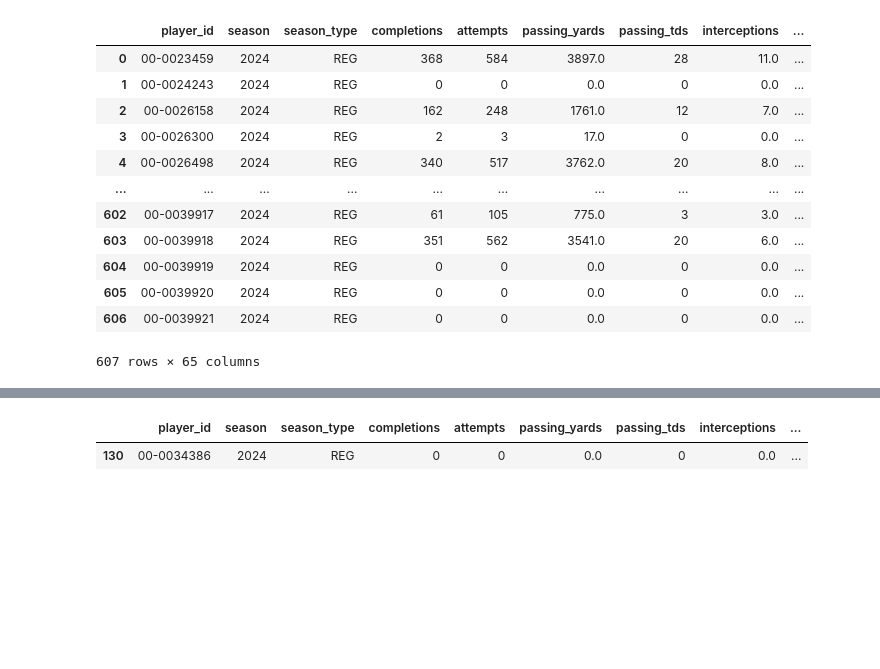
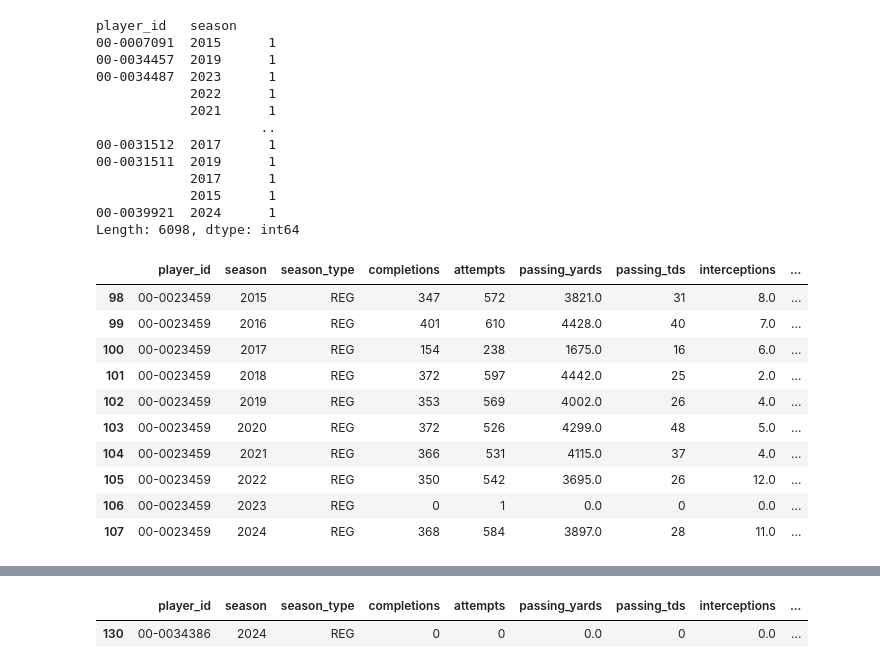
Before and after one commit to sandeeptiwari6/dynasty-ai-engine, a Jupyter notebook: notebooks/nfl_ingestion.ipynb, the cells around one changed output, grey strips where cells are left out. Saved outputs shown, nothing was run; the diff lists cells and outputs as text; code cells hidden in the pictures; blank space fills up the shorter version.

Commit message:
adding data ingestion notebook

```diff
--- a/notebooks/nfl_ingestion.ipynb
+++ b/notebooks/nfl_ingestion.ipynb
@@ -207,3 +207,12 @@ def ingest_snap_counts(years: list[int]):
 
         # self._bulk_upsert(NFLWeeklySnaps, records, conflict_column=None)  # no unique constraint here
         print(f"{len(records)} snap count rows ingested.")
+# %%
+# years = [2024]
+years = list(range(2015, 2025)) #[2015, 2024]
+# raw = ingest_seasonal_stats(years)
+# raw = ingest_snap_counts(years)
+
+player_stats_df = nfl.import_seasonal_data(years, s_type="REG")
+snap_df = _load_snap_pct_for_season_stats(years)
+team_targets = _load_team_targets(years)
@@ -210,6 +231,16 @@ def ingest_snap_counts(years: list[int]):
 # %%
-# years = [2023, 2024]
-years = list(range(2024, 2025)) #[2015, 2024]
-raw = ingest_seasonal_stats(years)
-# raw = ingest_snap_counts(years)
+# Merge snap pct and team targets into seasonal
+if not snap_df.empty:
+    player_stats_df = player_stats_df.merge(snap_df, on=["player_id", "season"], how="left")
+# if not team_targets.empty:
+#     player_stats_df = player_stats_df.merge(team_targets, on=["season"], how="left")
+
+# # Compute derived metrics not in raw data
+player_stats_df["wopr"] = (1.5 * player_stats_df.get("target_share", 0)) + (0.7 * player_stats_df.get("air_yards_share", 0))
+
+player_stats_df["tgt_per_game"] = player_stats_df["targets"] / player_stats_df["games"].replace(0, float("nan"))
+player_stats_df["catch_rate"] = player_stats_df["receptions"] / player_stats_df["targets"].replace(0, float("nan"))
+player_stats_df["fantasy_ppg_ppr"] = player_stats_df["fantasy_points_ppr"] / player_stats_df["games"].replace(0, float("nan"))
+player_stats_df["fantasy_ppg_half"] = (player_stats_df.get("fantasy_points", player_stats_df["fantasy_points_ppr"] * 0.9)) / player_stats_df["games"].replace(0, float("nan"))
+player_stats_df["completion_pct"] = player_stats_df["completions"] / player_stats_df["attempts"].replace(0, float("nan"))
 # %% [output]
@@ -220,17 +258,41 @@ Could not load team targets: 'pass_attempt'
+# %%
+cols = player_stats_df.columns.tolist()
+display(
+    player_stats_df
+    # .groupby('player_id')
+    .groupby(["player_id", "season", "season_type"])
+    .size()
+    # .reset_index(name='Count')
+    .sort_values(ascending=False)
+)
+# %% [output]
+player_id   season
+00-0007091  2015      1
+00-0034457  2019      1
+00-0034487  2023      1
+            2022      1
+            2021      1
+                     ..
+00-0031512  2017      1
+00-0031511  2019      1
+            2017      1
+            2015      1
+00-0039921  2024      1
+Length: 6098, dtype: int64
 # %%
-display(raw)
+display(
+    player_stats_df[player_stats_df['player_id'] == '00-0023459']
+)
 # %% [output]
 |  | player_id | season | season_type | completions | attempts | passing_yards | passing_tds | interceptions | ... |
-| 0 | 00-0023459 | 2024 | REG | 368 | 584 | 3897.0 | 28 | 11.0 | ... |
-| 1 | 00-0024243 | 2024 | REG | 0 | 0 | 0.0 | 0 | 0.0 | ... |
-| 2 | 00-0026158 | 2024 | REG | 162 | 248 | 1761.0 | 12 | 7.0 | ... |
-| 3 | 00-0026300 | 2024 | REG | 2 | 3 | 17.0 | 0 | 0.0 | ... |
-| 4 | 00-0026498 | 2024 | REG | 340 | 517 | 3762.0 | 20 | 8.0 | ... |
-| ... | ... | ... | ... | ... | ... | ... | ... | ... | ... |
-| 602 | 00-0039917 | 2024 | REG | 61 | 105 | 775.0 | 3 | 3.0 | ... |
-| 603 | 00-0039918 | 2024 | REG | 351 | 562 | 3541.0 | 20 | 6.0 | ... |
-| 604 | 00-0039919 | 2024 | REG | 0 | 0 | 0.0 | 0 | 0.0 | ... |
-| 605 | 00-0039920 | 2024 | REG | 0 | 0 | 0.0 | 0 | 0.0 | ... |
-| 606 | 00-0039921 | 2024 | REG | 0 | 0 | 0.0 | 0 | 0.0 | ... |
+| 98 | 00-0023459 | 2015 | REG | 347 | 572 | 3821.0 | 31 | 8.0 | ... |
+| 99 | 00-0023459 | 2016 | REG | 401 | 610 | 4428.0 | 40 | 7.0 | ... |
+| 100 | 00-0023459 | 2017 | REG | 154 | 238 | 1675.0 | 16 | 6.0 | ... |
+| 101 | 00-0023459 | 2018 | REG | 372 | 597 | 4442.0 | 25 | 2.0 | ... |
+| 102 | 00-0023459 | 2019 | REG | 353 | 569 | 4002.0 | 26 | 4.0 | ... |
+| 103 | 00-0023459 | 2020 | REG | 372 | 526 | 4299.0 | 48 | 5.0 | ... |
+| 104 | 00-0023459 | 2021 | REG | 366 | 531 | 4115.0 | 37 | 4.0 | ... |
+| 105 | 00-0023459 | 2022 | REG | 350 | 542 | 3695.0 | 26 | 12.0 | ... |
+| 106 | 00-0023459 | 2023 | REG | 0 | 1 | 0.0 | 0 | 0.0 | ... |
+| 107 | 00-0023459 | 2024 | REG | 368 | 584 | 3897.0 | 28 | 11.0 | ... |
-607 rows × 65 columns
 # %%
```
Also changed, not shown: parts of 4 cells of this notebook, 1 other file.
